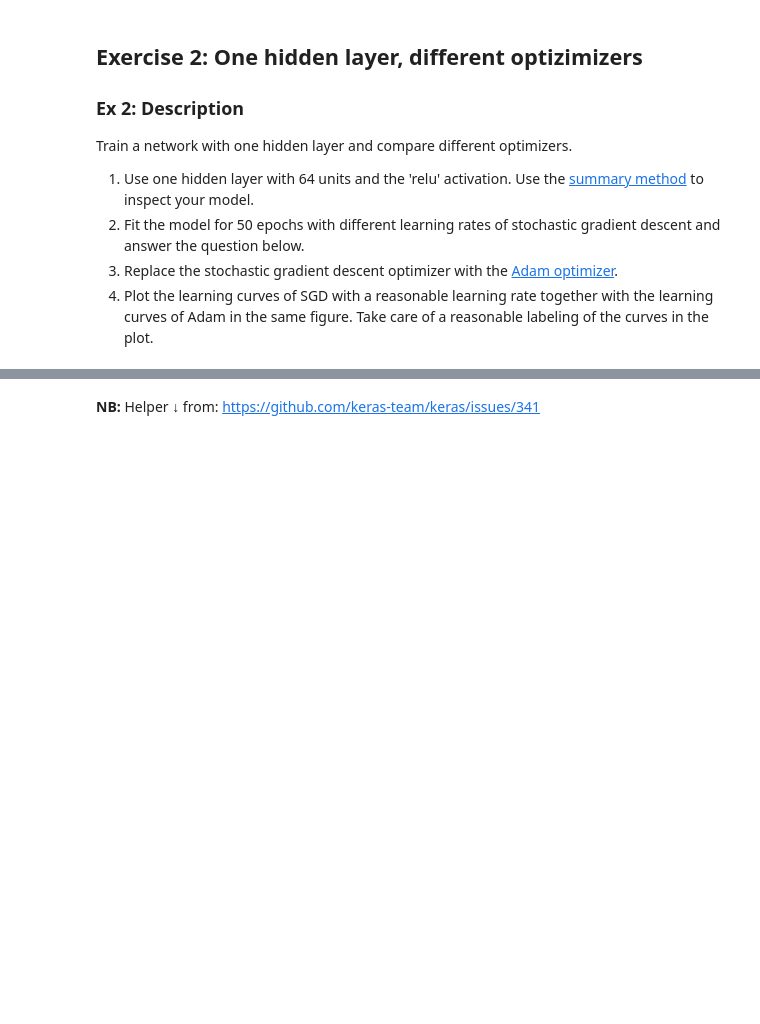
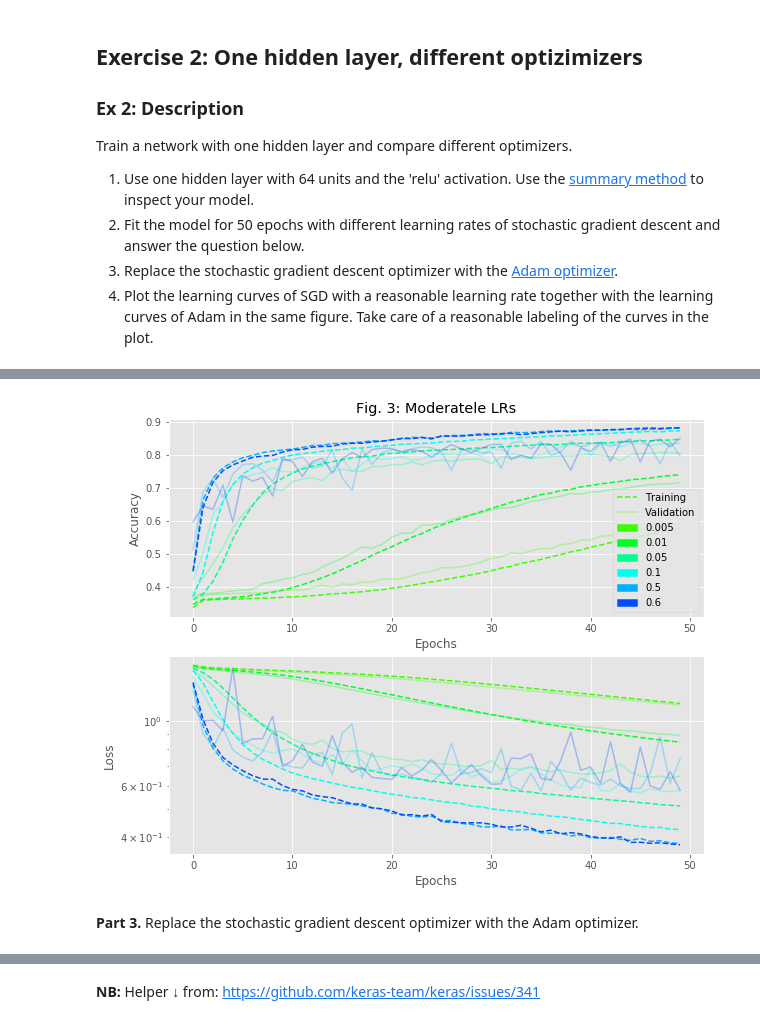
Before and after one commit to lguillain/Artificial-Neural-Networks, a Jupyter notebook: miniproject1/miniproject1_Olesya.ipynb, the cells around one changed output, grey strips where cells are left out. Saved outputs shown, nothing was run; the diff lists cells and outputs as text; code cells hidden in the pictures; blank space fills up the shorter version.

```diff
--- a/miniproject1/miniproject1_Olesya.ipynb
+++ b/miniproject1/miniproject1_Olesya.ipynb
@@ -558,0 +705,6 @@ Train a network with one hidden layer and compare different optimizers.
+# %%
+apphist_onehl.plot_acc_loss('Fig. 3: Moderatele LRs', '', 'val_', slice(-10, -4))
+# %% [output]
+[figure, added]
+# %% [markdown]
+**Part 3.** Replace the stochastic gradient descent optimizer with the Adam optimizer.
```
Also changed, not shown: parts of 77 cells of this notebook, 18 other files.
